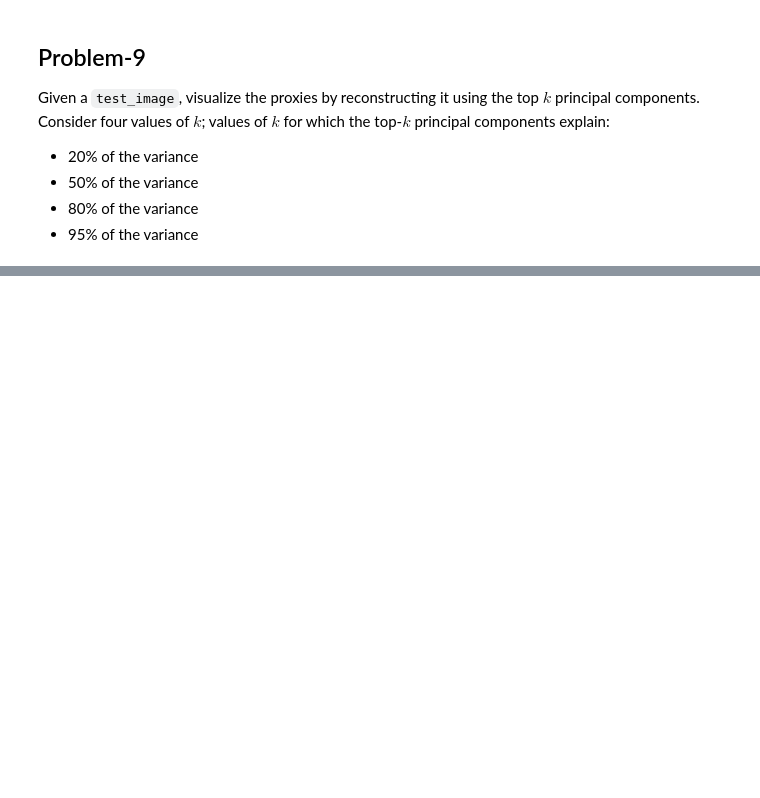
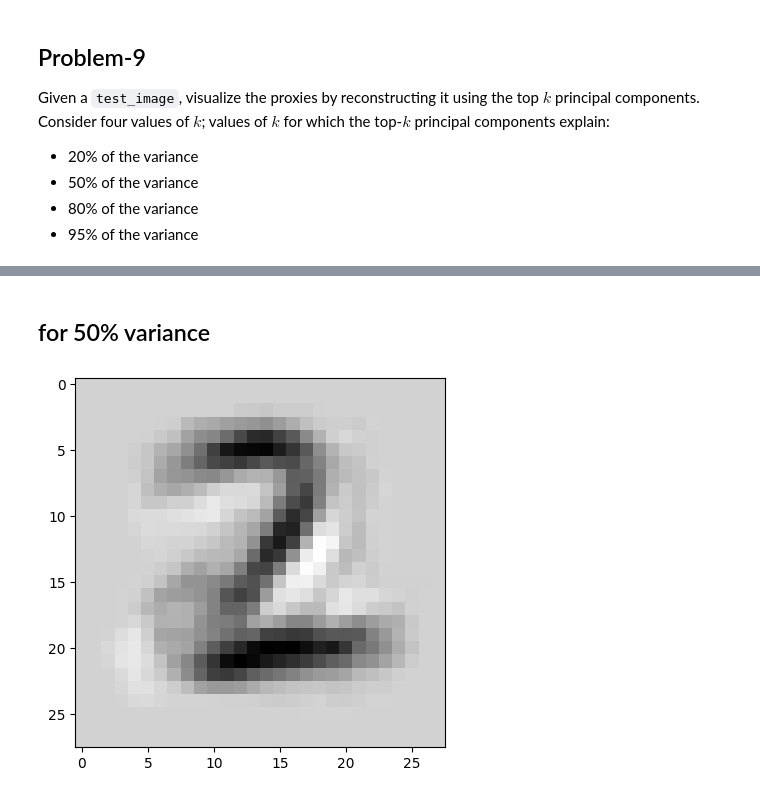
Before and after one commit to kumar-shivang/Machine-Learning-T, a Jupyter notebook: Week_1_Programming.ipynb, the cells around one changed output, grey strips where cells are left out. Cells and saved outputs as stored; diff of their text form; code cells hidden in the pictures; blank space fills up the shorter version.

```diff
--- a/Week_1_Programming.ipynb
+++ b/Week_1_Programming.ipynb
@@ -210,0 +196,16 @@ plt.show()
+# %% [markdown]
+## for 50% variance
+# %%
+#for 50% variance
+k = first_k_PC(eigval,50)
+# first_image = X_test[y_test == 2][0].reshape(28 * 28)
+first_image = test_image - X_mean
+first_image = first_image.reshape(1,784)
+first_image = first_image@eigvec[:,:k]
+first_image = first_image@eigvec[:,:k].T
+first_image = first_image + X_mean
+first_image = first_image.reshape(28,28)
+plt.imshow(first_image, cmap = plt.cm.binary)
+plt.show()
+# %% [output]
+[figure, added]
```
Also changed, not shown: parts of 14 cells of this notebook.
